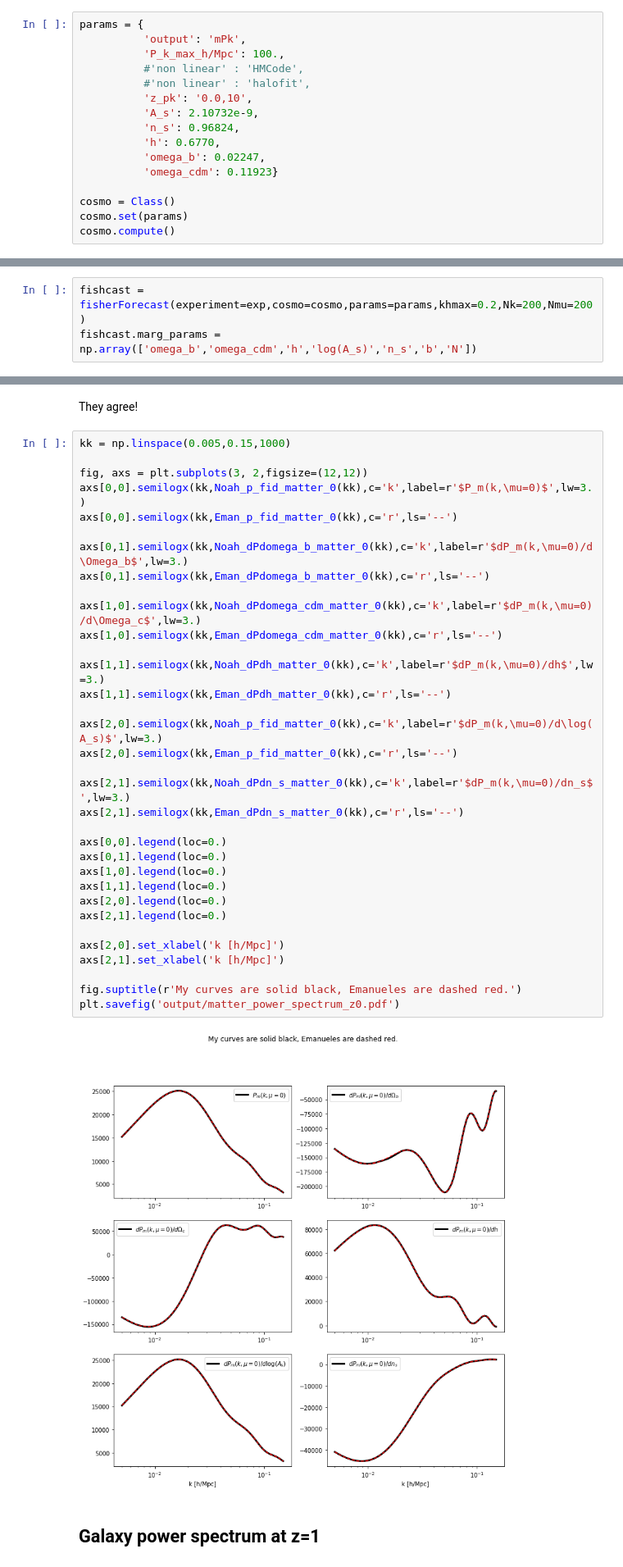
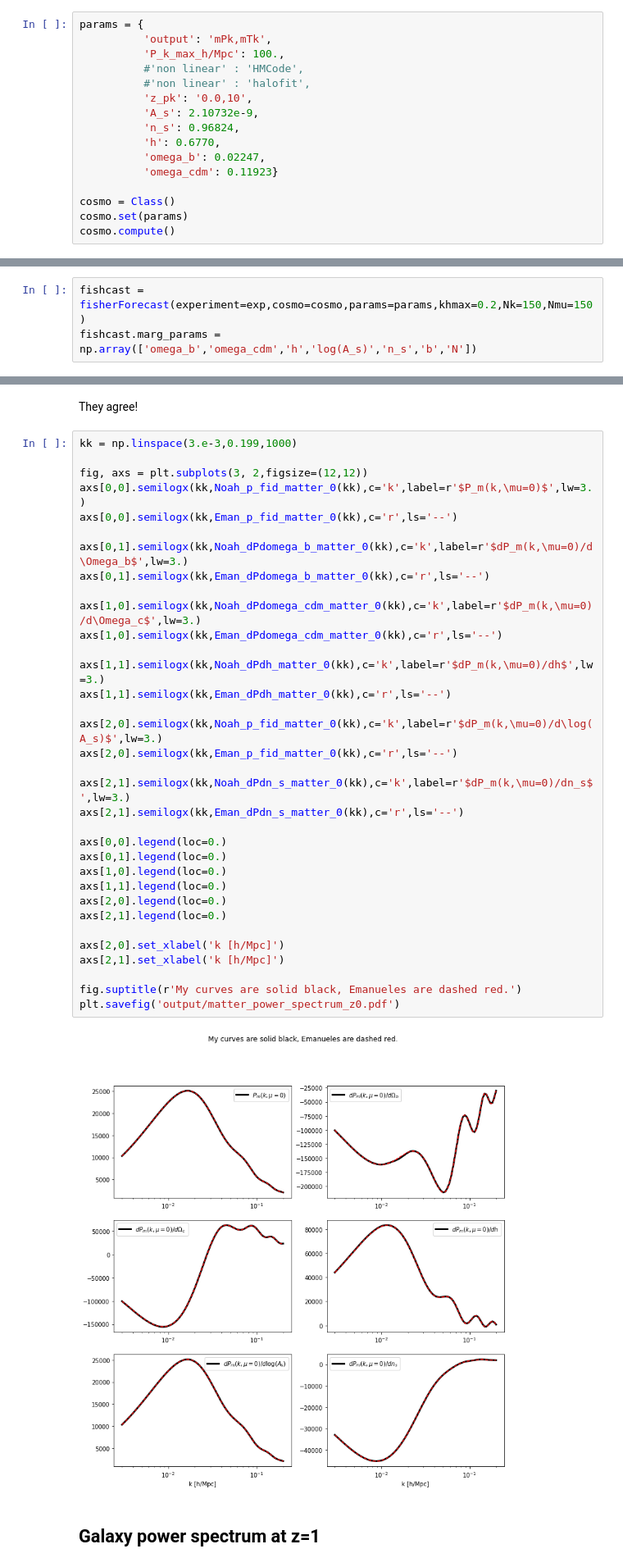
Before and after one commit to NoahSailer/FishLSS, a Jupyter notebook: Comparison with Emanuele's Fisher matrix.ipynb, the cells around one changed output, grey strips where cells are left out. Shown at 82% size. Saved outputs shown, nothing was run; the diff lists cells and outputs as text.

```diff
--- a/Comparison with Emanuele's Fisher matrix.ipynb
+++ b/Comparison with Emanuele's Fisher matrix.ipynb
@@ -6,7 +6,7 @@ outputFolder = 'output'
 ## Setting parameters to match Emanuele
 # %%
 params = {
-          'output': 'mPk',
+          'output': 'mPk,mTk',
           'P_k_max_h/Mpc': 100.,
           #'non linear' : 'HMCode',
           #'non linear' : 'halofit',
@@ -27,7 +27,7 @@ exp = experiment(zmin=0.8,zmax=1.2,n=1e-3,nbins=1,sigma_z=0.,b=1.5)
 # %% [markdown]
 I'm marginalizing over the parameters $\Omega_b, \Omega_c, h, \log(A_s), n_s, b, \text{ and }N$. I'm setting $k_\text{min}=10^{-4}\text{ h/Mpc}$ and $k_\text{max} = 0.2\text{ h/Mpc}$. I'm splitting the integral up into 200 $k$ and $\mu$ bins.
 # %%
-fishcast = fisherForecast(experiment=exp,cosmo=cosmo,params=params,khmax=0.2,Nk=200,Nmu=200)
+fishcast = fisherForecast(experiment=exp,cosmo=cosmo,params=params,khmax=0.2,Nk=150,Nmu=150)
 fishcast.marg_params = np.array(['omega_b','omega_cdm','h','log(A_s)','n_s','b','N'])
 # %% [markdown]
 To be consistent with Emanuele, I'm setting the volume to be exactly  $22.2 \text{ [Gpc/h]}^3$.
@@ -99,40 +197,40 @@ Noah_dPdn_s_galaxy_1_brute = fishcast.get_f_at_fixed_mu(Noah_dPdn_s_galaxy_1_bru
 # %% [markdown]
 They agree!
 # %%
-kk = np.linspace(0.005,0.15,1000)
+kk = np.linspace(3.e-3,0.199,1000)
 
 fig, axs = plt.subplots(3, 2,figsize=(12,12))
 axs[0,0].semilogx(kk,Noah_p_fid_matter_0(kk),c='k',label=r'$P_m(k,\mu=0)$',lw=3.)
 axs[0,0].semilogx(kk,Eman_p_fid_matter_0(kk),c='r',ls='--')
 
 axs[0,1].semilogx(kk,Noah_dPdomega_b_matter_0(kk),c='k',label=r'$dP_m(k,\mu=0)/d\Omega_b$',lw=3.)
 axs[0,1].semilogx(kk,Eman_dPdomega_b_matter_0(kk),c='r',ls='--')
 
 axs[1,0].semilogx(kk,Noah_dPdomega_cdm_matter_0(kk),c='k',label=r'$dP_m(k,\mu=0)/d\Omega_c$',lw=3.)
 axs[1,0].semilogx(kk,Eman_dPdomega_cdm_matter_0(kk),c='r',ls='--')
 
 axs[1,1].semilogx(kk,Noah_dPdh_matter_0(kk),c='k',label=r'$dP_m(k,\mu=0)/dh$',lw=3.)
 axs[1,1].semilogx(kk,Eman_dPdh_matter_0(kk),c='r',ls='--')
 
 axs[2,0].semilogx(kk,Noah_p_fid_matter_0(kk),c='k',label=r'$dP_m(k,\mu=0)/d\log(A_s)$',lw=3.)
 axs[2,0].semilogx(kk,Eman_p_fid_matter_0(kk),c='r',ls='--')
 
 axs[2,1].semilogx(kk,Noah_dPdn_s_matter_0(kk),c='k',label=r'$dP_m(k,\mu=0)/dn_s$',lw=3.)
 axs[2,1].semilogx(kk,Eman_dPdn_s_matter_0(kk),c='r',ls='--')
 
 axs[0,0].legend(loc=0.)
 axs[0,1].legend(loc=0.)
 axs[1,0].legend(loc=0.)
 axs[1,1].legend(loc=0.)
 axs[2,0].legend(loc=0.)
 axs[2,1].legend(loc=0.)
 
 axs[2,0].set_xlabel('k [h/Mpc]')
 axs[2,1].set_xlabel('k [h/Mpc]')
 
 fig.suptitle(r'My curves are solid black, Emanueles are dashed red.')
 plt.savefig('output/matter_power_spectrum_z0.pdf')
 # %% [output]
-[figure, old version]
+[figure, new version]
 # %% [markdown]
 ## Galaxy power spectrum at z=1
```
Also changed, not shown: parts of 61 cells of this notebook, 16 other files.
